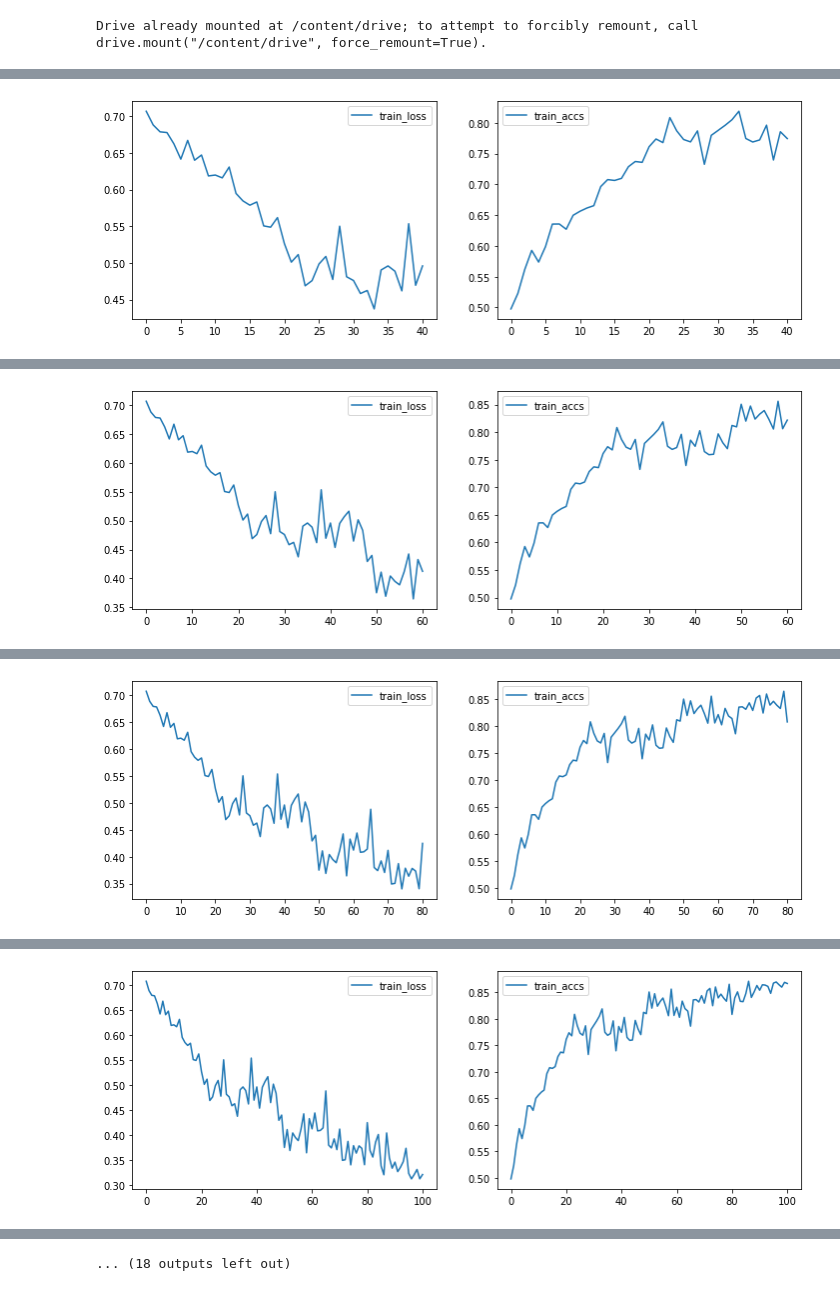
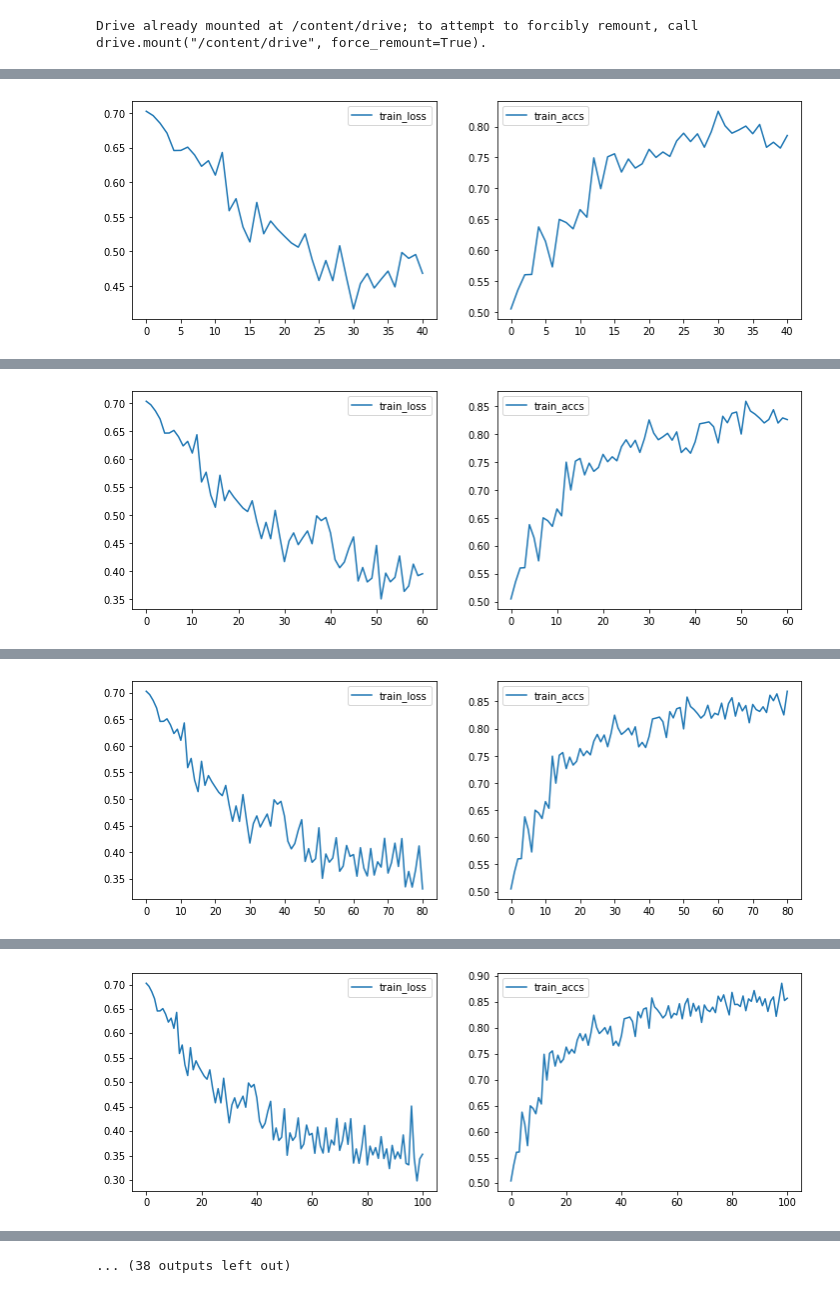
Before and after one commit to Narcissist1/Cellari-Deeplearning-Course, a Jupyter notebook: CellariTrain.ipynb, the cells around one changed output, grey strips where cells are left out. Cells and saved outputs as stored; diff of their text form; code cells hidden in the pictures.

Commit message:
parameter update

```diff
--- a/CellariTrain.ipynb
+++ b/CellariTrain.ipynb
@@ -171,10 +171,10 @@ LEARNING_RATE = 0.001
 criterion = nn.BCEWithLogitsLoss()
 
 # optimizer = optim.SGD(net.parameters(), LEARNING_RATE, momentum=0.9, weight_decay=5e-4)
-optimizer = optim.Adam(net.parameters(), 8e-5, (0.9, 0.999),  eps=1e-08, weight_decay=1e-4)
+optimizer = optim.Adam(net.parameters(), 1e-4, (0.9, 0.999),  eps=1e-08, weight_decay=1e-5)
 scheduler = lr_scheduler.MultiStepLR(optimizer, milestones=[200], gamma=0.1)
 # %%
-max_iter = 300
+max_iter = 500
 log_every = 100
 eval_every = 100
 
@@ -229 +229 @@ Train, it: 20 loss: 0.53 accs: 0.76
-[figure, old version]
+[figure, new version]
@@ -231 +231 @@ Train, it: 40 loss: 0.50 accs: 0.77
-[figure, old version]
+[figure, new version]
@@ -233 +233 @@ Train, it: 60 loss: 0.41 accs: 0.82
-[figure, old version]
+[figure, new version]
@@ -235 +235 @@ Train, it: 80 loss: 0.42 accs: 0.81
-[figure, old version]
+[figure, new version]
@@ -237,4 +237,4 @@ Train, it: 100 loss: 0.32 accs: 0.87
-... (18 outputs left out)
+... (38 outputs left out)
 # %%
 for batch_data in dataloader_observe:
     fig_img = plt.figure()
```
Also changed, not shown: parts of 4 cells of this notebook.
